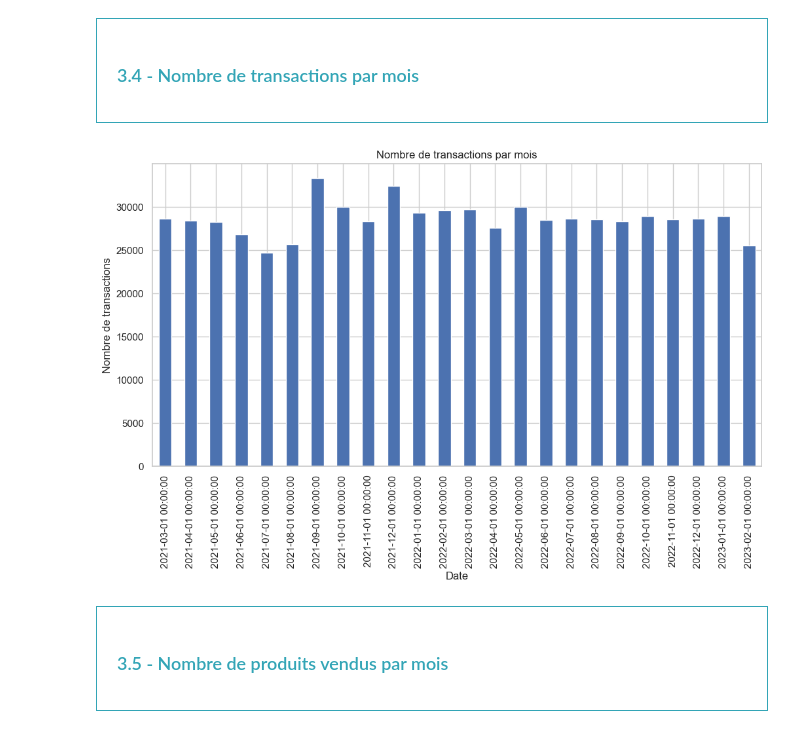
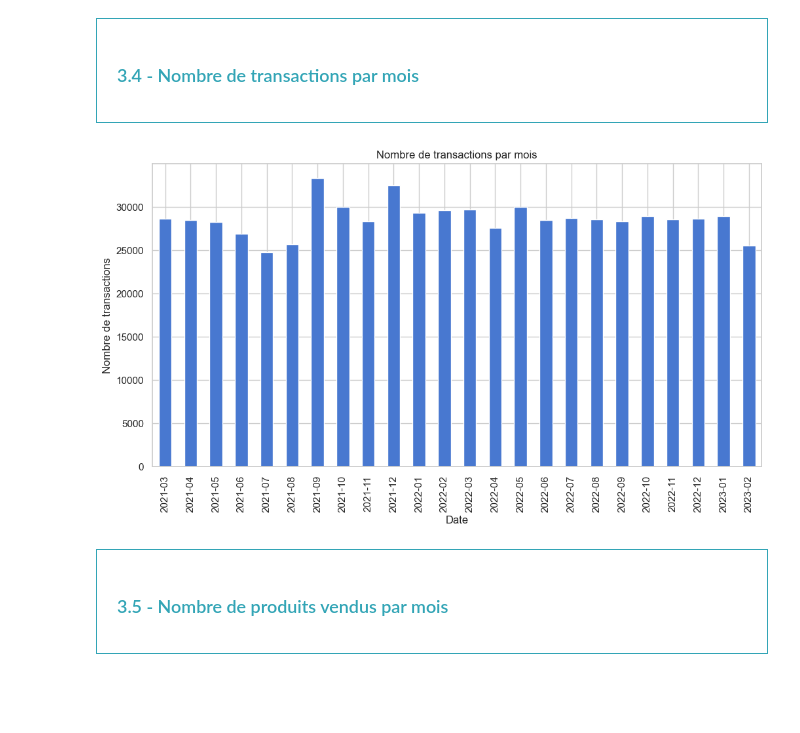
Before and after one commit to obenmaha/analyse-ventes-librairie, a Jupyter notebook: Analyse des Vente_V3.ipynb, the cells around one changed output. Cells and saved outputs as stored; diff of their text form; code cells hidden in the pictures; blank space fills up the shorter version.

```diff
--- a/Analyse des Vente_V3.ipynb
+++ b/Analyse des Vente_V3.ipynb
@@ -15,9 +15,9 @@ from datetime import datetime
 <h3 style="margin: auto; padding: 20px; color: RGB(51,165,182); ">1.2 - Chargements des fichiers</h3>
 </div>
 # %%
-df_customers = pd.read_csv(r"D:\data_docs\OPC\P9\Data\customers.csv", sep=";")
-df_products = pd.read_csv(r"D:\data_docs\OPC\P9\Data\products.csv", sep=";")
-df_transactions = pd.read_csv(r"D:\data_docs\OPC\P9\Data\Transactions.csv", sep=";")
+df_customers = pd.read_csv(r"D:\data_docs\OPC\P9\Data\customers.csv", sep=";",low_memory=False)
+df_products = pd.read_csv(r"D:\data_docs\OPC\P9\Data\products.csv", sep=";",low_memory=False)
+df_transactions = pd.read_csv(r"D:\data_docs\OPC\P9\Data\Transactions.csv", sep=";",low_memory=False)
 # %% [markdown]
 <div style="background-color: RGB(51,165,182);" >
 <h2 style="margin: auto; padding: 20px; color:#fff; ">Etape 2 - Analyse exploratoire des fichiers</h2>
@@ -150,6 +150,10 @@ df_transactions_products = df_transactions.merge(df_products, on='id_prod')
 daily_revenue = df_transactions_products.groupby(df_transactions_products['date'].dt.date)['price'].sum()
 daily_revenue = daily_revenue.to_frame(name='daily_revenue')
 daily_revenue['7d_moving_avg'] = daily_revenue['daily_revenue'].rolling(window=7).mean()
+
+
+#Palette de couleurs
+sns.set_theme(style='whitegrid', palette='muted')
 
 # Tracer le graphique
 plt.figure(figsize=(14, 7))
@@ -221,7 +225,4 @@ plt.show()
 # %%
-# Initialiser le style de Seaborn
-sns.set(style="whitegrid")
-
 # Tracer le graphique avec Seaborn
 plt.figure(figsize=(14, 7))
 sns.lineplot(x=monthly_revenue.index, y=monthly_revenue, label="Chiffre d'affaires mensuel", marker='o')
@@ -280,20 +337,18 @@ plt.show()
 # %%
 # Calculer le nombre de transactions par mois
 transactions_per_month = df_transactions_products.groupby(df_transactions_products['date'].dt.to_period("M"))['session_id'].count()
 
-# Convertir l'index pour un affichage correct
-transactions_per_month.index = transactions_per_month.index.to_timestamp()
 
 # Tracer le graphique
 plt.figure(figsize=(12, 6))
 transactions_per_month.plot(kind='bar')
 plt.title("Nombre de transactions par mois")
 plt.xlabel("Date")
 plt.ylabel("Nombre de transactions")
 plt.grid(True)
 plt.show()
 # %% [output]
-[figure, old version]
+[figure, new version]
 # %% [markdown]
 <div style="border: 1px solid RGB(51,165,182);" >
 <h3 style="margin: auto; padding: 20px; color: RGB(51,165,182); ">3.5 - Nombre de produits vendus par mois</h3>
```
Also changed, not shown: parts of 23 cells of this notebook, 1 other file.
